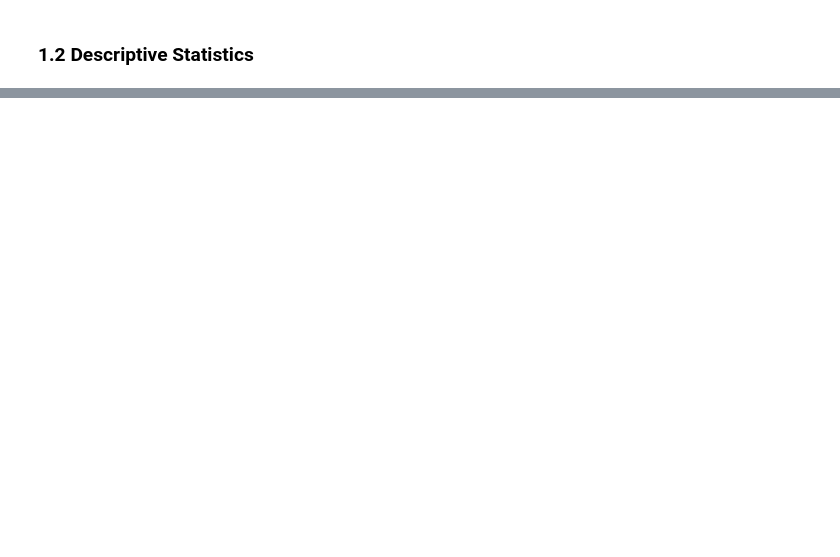
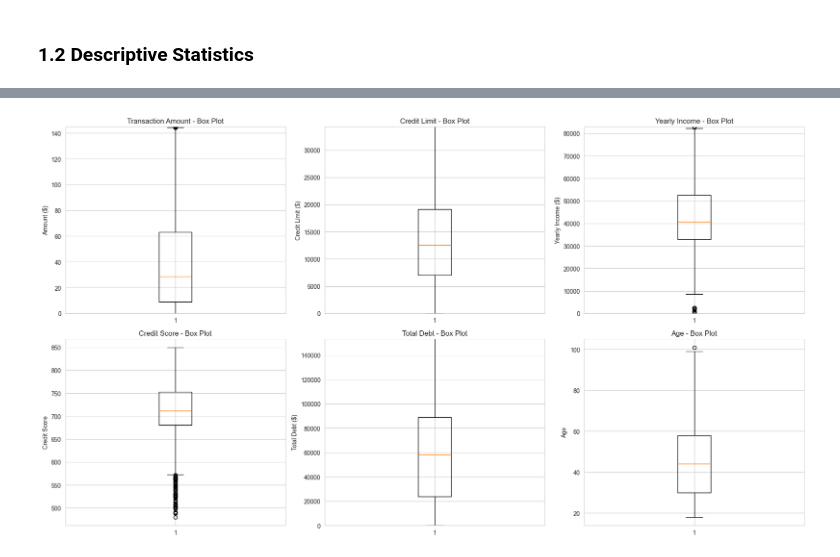
Before and after one commit to babdudu/dataMining, a Jupyter notebook: Project.ipynb, the cells around one changed output, grey strips where cells are left out. Drawn from its saved outputs; the diff is of its cells as text; code cells hidden in the pictures; blank space fills up the shorter version.

```diff
--- a/Project.ipynb
+++ b/Project.ipynb
@@ -697,0 +459,42 @@ Rome            1656  1360.0   82.125604
+# %%
+# Box plots for numerical features to identify outliers
+fig, axes = plt.subplots(2, 3, figsize=(18, 10))
+
+# Transaction amount
+axes[0, 0].boxplot(transactions['amount_clean'], vert=True)
+axes[0, 0].set_ylabel('Amount ($)')
+axes[0, 0].set_title('Transaction Amount - Box Plot')
+axes[0, 0].set_ylim(0, transactions['amount_clean'].quantile(0.95))
+
+# Credit limit
+axes[0, 1].boxplot(cards['credit_limit_clean'], vert=True)
+axes[0, 1].set_ylabel('Credit Limit ($)')
+axes[0, 1].set_title('Credit Limit - Box Plot')
+axes[0, 1].set_ylim(0, cards['credit_limit_clean'].quantile(0.95))
+
+# Yearly income
+axes[0, 2].boxplot(users['yearly_income_clean'], vert=True)
+axes[0, 2].set_ylabel('Yearly Income ($)')
+axes[0, 2].set_title('Yearly Income - Box Plot')
+axes[0, 2].set_ylim(0, users['yearly_income_clean'].quantile(0.95))
+
+# Credit score
+axes[1, 0].boxplot(users['credit_score'], vert=True)
+axes[1, 0].set_ylabel('Credit Score')
+axes[1, 0].set_title('Credit Score - Box Plot')
+
+# Total debt
+axes[1, 1].boxplot(users['total_debt_clean'], vert=True)
+axes[1, 1].set_ylabel('Total Debt ($)')
+axes[1, 1].set_title('Total Debt - Box Plot')
+axes[1, 1].set_ylim(0, users['total_debt_clean'].quantile(0.95))
+
+# Age
+axes[1, 2].boxplot(users['current_age'], vert=True)
+axes[1, 2].set_ylabel('Age')
+axes[1, 2].set_title('Age - Box Plot')
+
+plt.tight_layout()
+plt.show()
+# %% [output]
+[figure, added]
```
Also changed, not shown: parts of 92 cells of this notebook, 1 other file.
